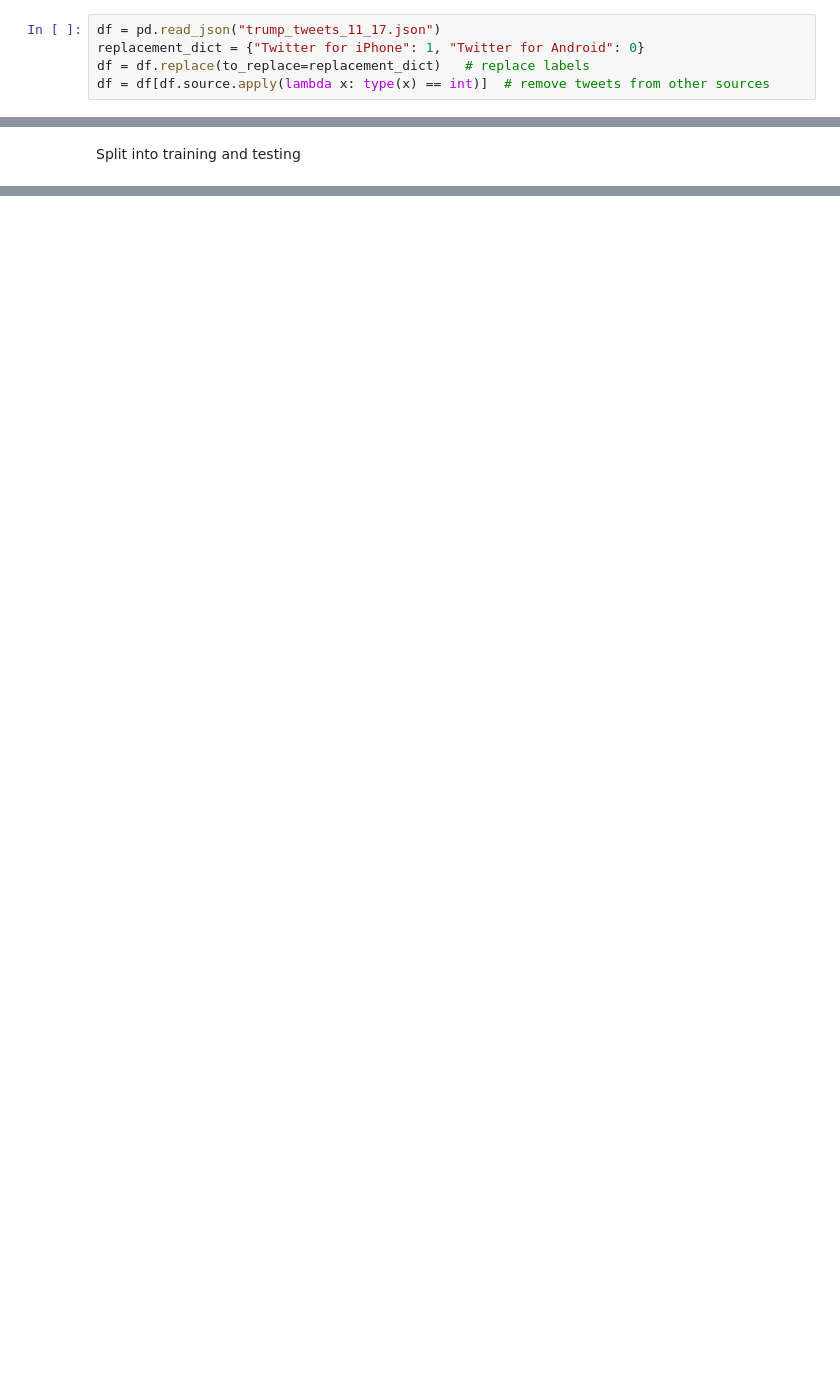
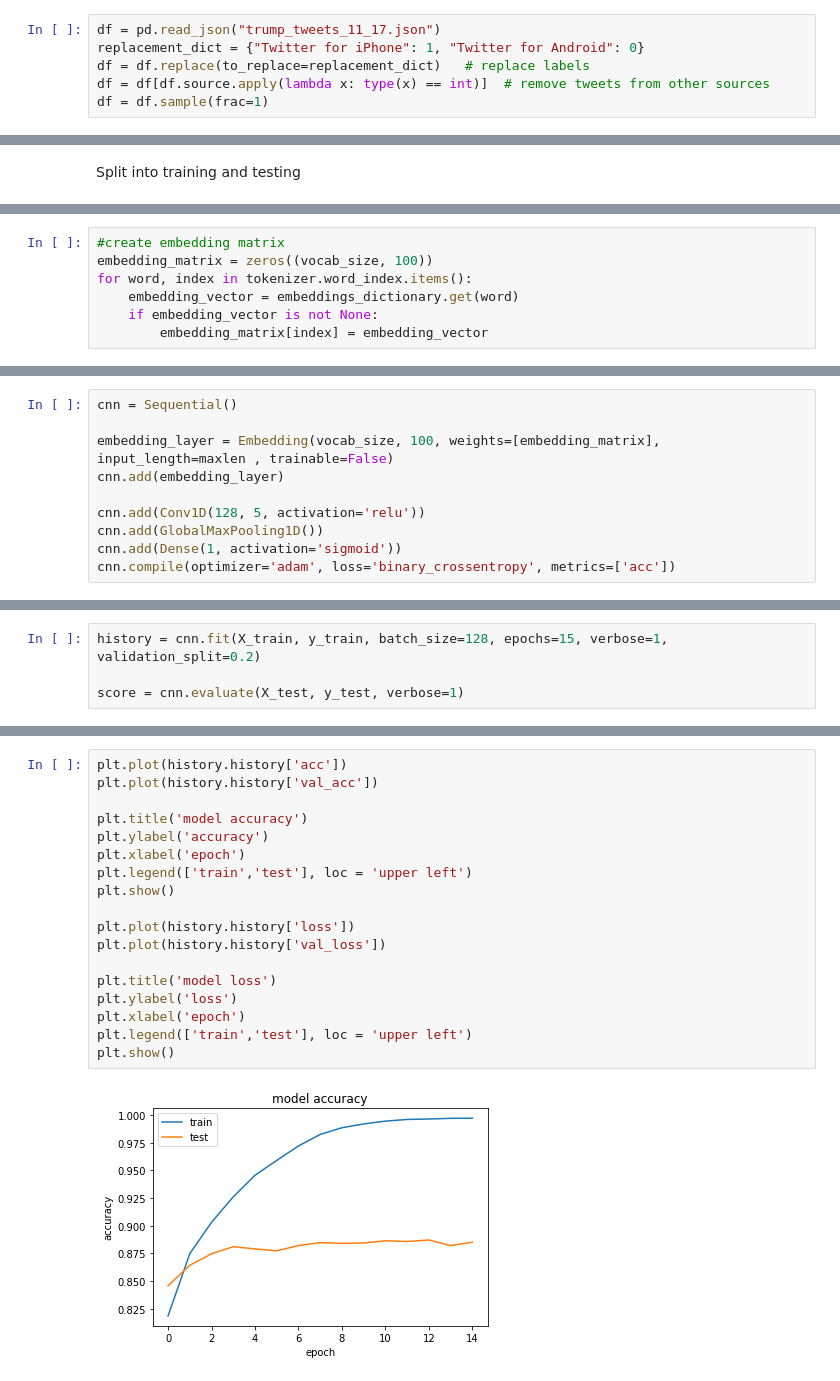
Before and after one commit to grenkoca/ANNADL_final, a Jupyter notebook: tweet_predictor.ipynb, the cells around one changed output, grey strips where cells are left out. Drawn from its saved outputs; the diff is of its cells as text; blank space fills up the shorter version.

```diff
--- a/tweet_predictor.ipynb
+++ b/tweet_predictor.ipynb
@@ -17,3 +31,4 @@ df = pd.read_json("trump_tweets_11_17.json")
 replacement_dict = {"Twitter for iPhone": 1, "Twitter for Android": 0}
 df = df.replace(to_replace=replacement_dict)   # replace labels
 df = df[df.source.apply(lambda x: type(x) == int)]  # remove tweets from other sources
+df = df.sample(frac=1)
@@ -32,0 +78,7 @@ testing = df.drop(training.index)
+# %%
+#create embedding matrix
+embedding_matrix = zeros((vocab_size, 100))
+for word, index in tokenizer.word_index.items():
+    embedding_vector = embeddings_dictionary.get(word)
+    if embedding_vector is not None:
+        embedding_matrix[index] = embedding_vector
@@ -32,0 +168,10 @@ testing = df.drop(training.index)
+# %%
+cnn = Sequential()
+
+embedding_layer = Embedding(vocab_size, 100, weights=[embedding_matrix], input_length=maxlen , trainable=False)
+cnn.add(embedding_layer)
+
+cnn.add(Conv1D(128, 5, activation='relu'))
+cnn.add(GlobalMaxPooling1D())
+cnn.add(Dense(1, activation='sigmoid'))
+cnn.compile(optimizer='adam', loss='binary_crossentropy', metrics=['acc'])
@@ -32,0 +198,4 @@ testing = df.drop(training.index)
+# %%
+history = cnn.fit(X_train, y_train, batch_size=128, epochs=15, verbose=1, validation_split=0.2)
+
+score = cnn.evaluate(X_test, y_test, verbose=1)
@@ -32,0 +226,20 @@ testing = df.drop(training.index)
+# %%
+plt.plot(history.history['acc'])
+plt.plot(history.history['val_acc'])
+
+plt.title('model accuracy')
+plt.ylabel('accuracy')
+plt.xlabel('epoch')
+plt.legend(['train','test'], loc = 'upper left')
+plt.show()
+
+plt.plot(history.history['loss'])
+plt.plot(history.history['val_loss'])
+
+plt.title('model loss')
+plt.ylabel('loss')
+plt.xlabel('epoch')
+plt.legend(['train','test'], loc = 'upper left')
+plt.show()
+# %% [output]
+[figure, added]
```
Also changed, not shown: parts of 32 cells of this notebook, 2 other files.
